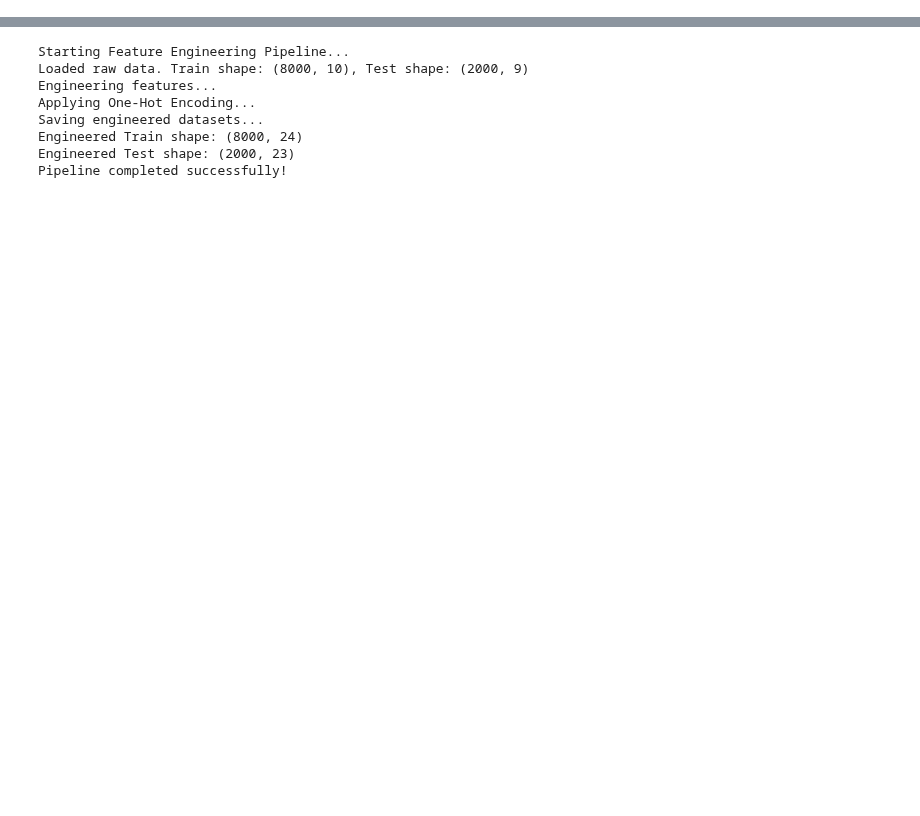
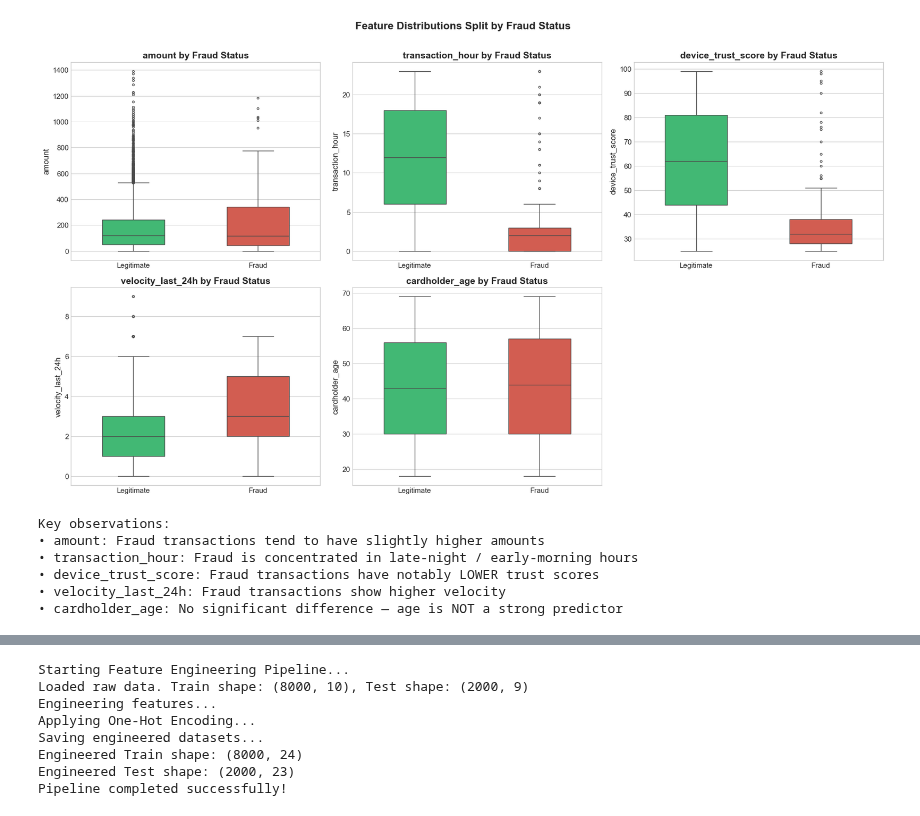
Before and after one commit to SithumDFernando/BigBug_Octwave, a Jupyter notebook: TeamBigBug_OctWave_Submission.ipynb, the cells around one changed output, grey strips where cells are left out. Cells and saved outputs as stored; diff of their text form; code cells hidden in the pictures; blank space fills up the shorter version.

Commit message:
added images to notebook

```diff
--- a/TeamBigBug_OctWave_Submission.ipynb
+++ b/TeamBigBug_OctWave_Submission.ipynb
@@ -279,0 +119,8 @@ Scaling was intentionally **deferred** to the modeling pipeline rather than bein
+# %%
+train_df = pd.read_csv('data/raw/train.csv')
+test_df = pd.read_csv('data/raw/test.csv')
+sample_sub = pd.read_csv('data/raw/sample_submission.csv')
+
+print(f'Training set: {train_df.shape[0]:,} rows × {train_df.shape[1]} columns')
+print(f'Test set:     {test_df.shape[0]:,} rows × {test_df.shape[1]} columns')
+print(f'Sample sub:   {sample_sub.shape[0]:,} rows × {sample_sub.shape[1]} columns')
@@ -279,0 +174,32 @@ Scaling was intentionally **deferred** to the modeling pipeline rather than bein
+# %%
+fig, axes = plt.subplots(2, 3, figsize=(18, 10))
+axes = axes.flatten()
+
+for i, col in enumerate(numeric_features):
+    sns.boxplot(x='is_fraud', y=col, data=train_df, ax=axes[i],
+                palette=FRAUD_PALETTE, width=0.5,
+                flierprops={'marker': 'o', 'markersize': 3})
+    axes[i].set_title(f'{col} by Fraud Status', fontweight='bold')
+    axes[i].set_xticklabels(['Legitimate', 'Fraud'])
+    axes[i].set_xlabel('')
+
+axes[5].set_visible(False)
+
+plt.suptitle('Feature Distributions Split by Fraud Status', fontweight='bold', fontsize=16, y=1.01)
+plt.tight_layout()
+plt.show()
+
+print('Key observations:')
+print('• amount: Fraud transactions tend to have slightly higher amounts')
+print('• transaction_hour: Fraud is concentrated in late-night / early-morning hours')
+print('• device_trust_score: Fraud transactions have notably LOWER trust scores')
+print('• velocity_last_24h: Fraud transactions show higher velocity')
+print('• cardholder_age: No significant difference — age is NOT a strong predictor')
+# %% [output]
+[figure, added]
+Key observations:
+• amount: Fraud transactions tend to have slightly higher amounts
+• transaction_hour: Fraud is concentrated in late-night / early-morning hours
+• device_trust_score: Fraud transactions have notably LOWER trust scores
+• velocity_last_24h: Fraud transactions show higher velocity
+• cardholder_age: No significant difference — age is NOT a strong predictor
```
Also changed, not shown: parts of 44 cells of this notebook, 8 other files.
